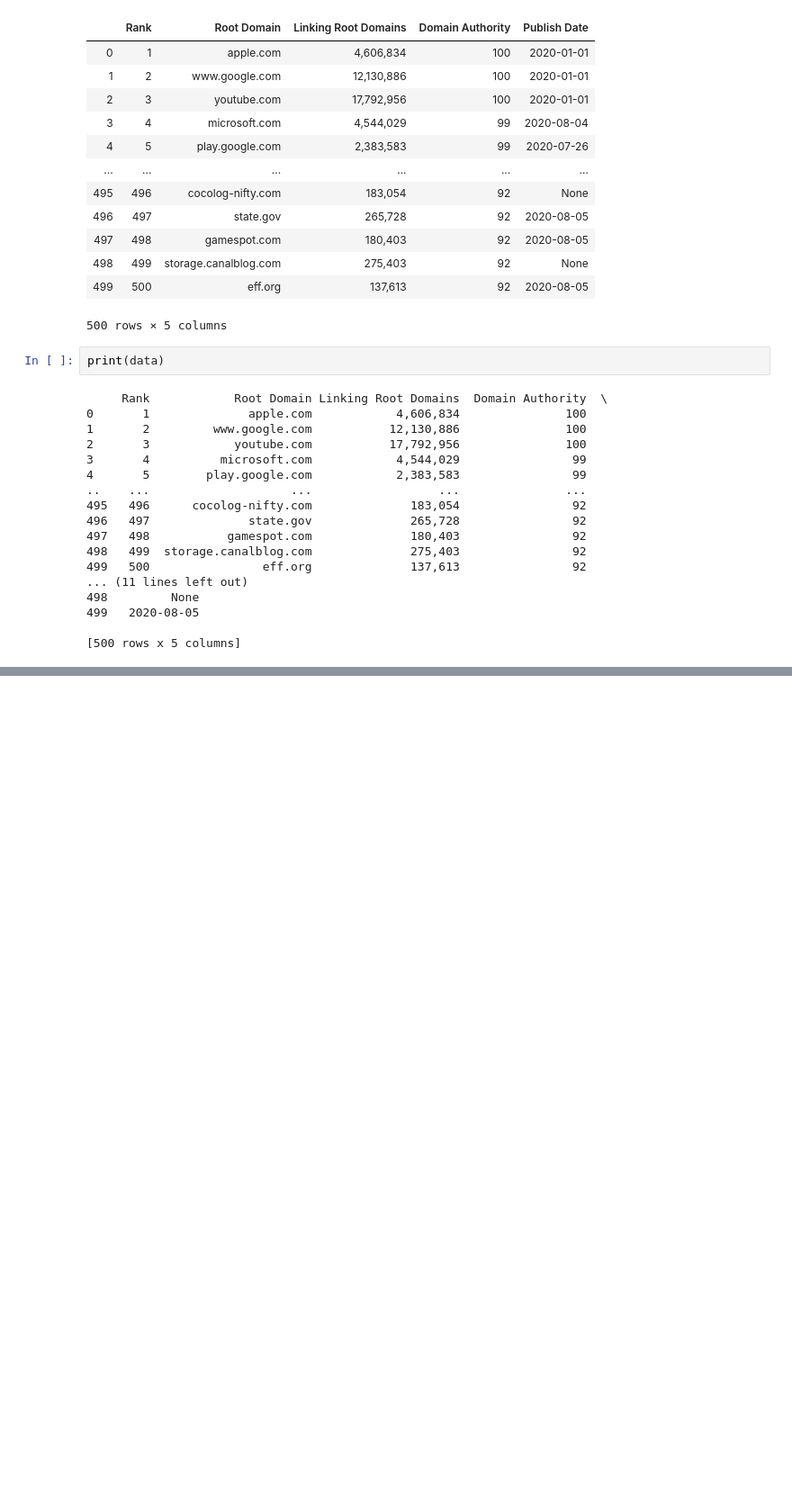
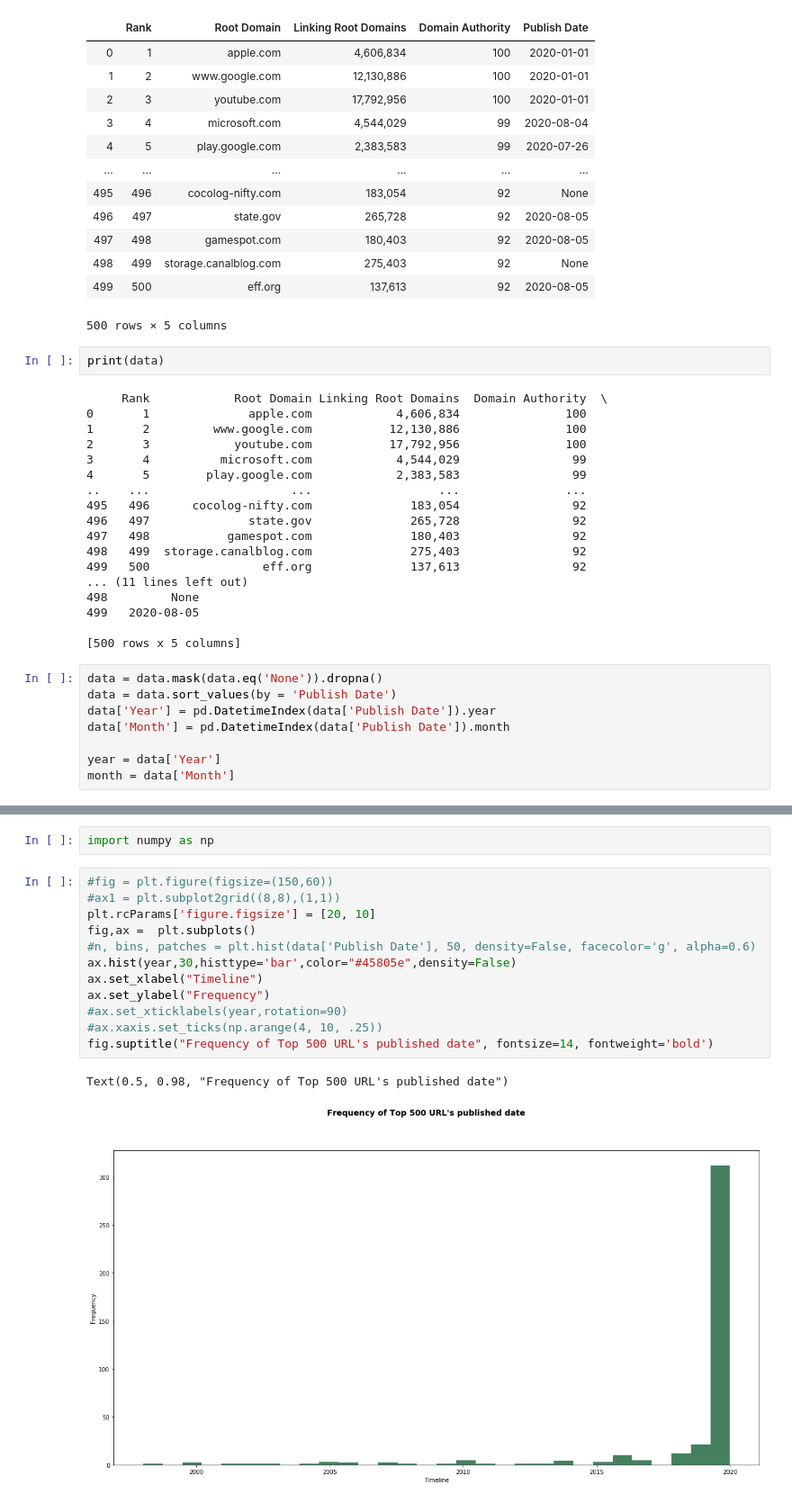
Before and after one commit to Raufir/CMSC6950_htmldate, a Jupyter notebook: web_publish_date.ipynb, the cells around one changed output, grey strips where cells are left out. Shown: that part at 90% size. Cells and saved outputs as stored; diff of their text form; blank space fills up the shorter version.

```diff
--- a/web_publish_date.ipynb
+++ b/web_publish_date.ipynb
@@ -81,3 +81,11 @@ print(data)
 499   2020-08-05
 
 [500 rows x 5 columns]
+# %%
+data = data.mask(data.eq('None')).dropna()
+data = data.sort_values(by = 'Publish Date')
+data['Year'] = pd.DatetimeIndex(data['Publish Date']).year
+data['Month'] = pd.DatetimeIndex(data['Publish Date']).month
+
+year = data['Year']
+month = data['Month']
@@ -83,0 +107,17 @@ print(data)
+# %%
+import numpy as np
+# %%
+#fig = plt.figure(figsize=(150,60))
+#ax1 = plt.subplot2grid((8,8),(1,1))
+plt.rcParams['figure.figsize'] = [20, 10]
+fig,ax =  plt.subplots()
+#n, bins, patches = plt.hist(data['Publish Date'], 50, density=False, facecolor='g', alpha=0.6)
+ax.hist(year,30,histtype='bar',color="#45805e",density=False)
+ax.set_xlabel("Timeline")
+ax.set_ylabel("Frequency")
+#ax.set_xticklabels(year,rotation=90)
+#ax.xaxis.set_ticks(np.arange(4, 10, .25))
+fig.suptitle("Frequency of Top 500 URL's published date", fontsize=14, fontweight='bold')
+# %% [output]
+Text(0.5, 0.98, "Frequency of Top 500 URL's published date")
+[figure, added]
```
Also changed, not shown: parts of 6 cells of this notebook.
